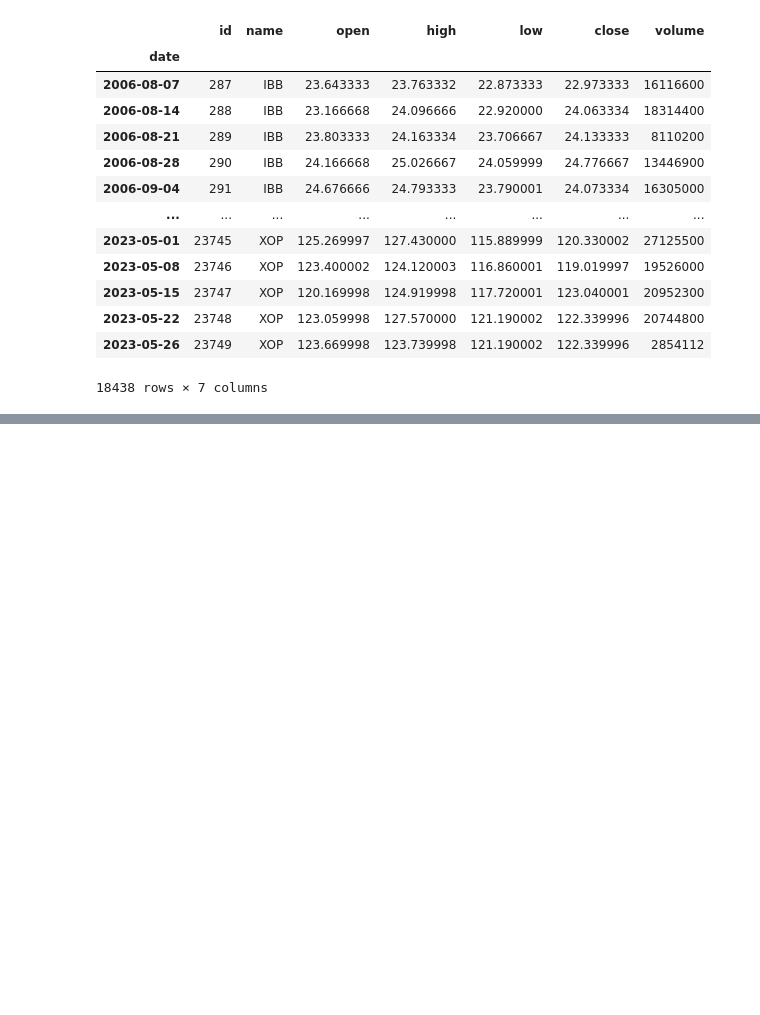
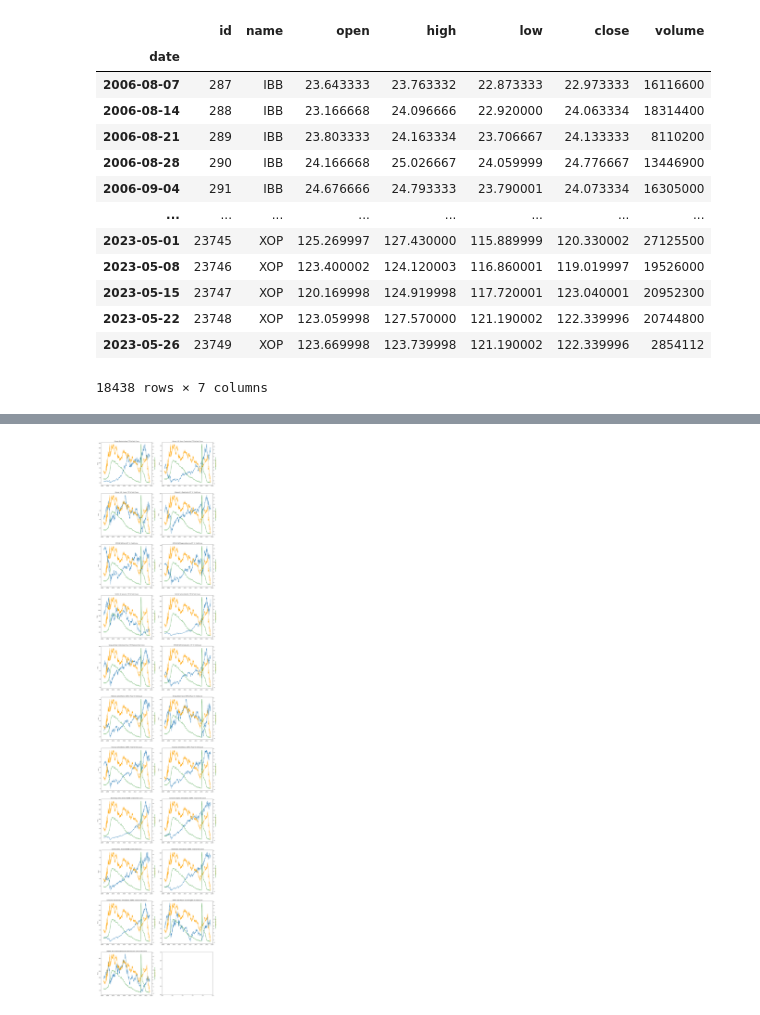
Before and after one commit to baruchfrost/finance-project3, a Jupyter notebook: project3analysis.ipynb, the cells around one changed output, grey strips where cells are left out. Cells and saved outputs as stored; diff of their text form; code cells hidden in the pictures; blank space fills up the shorter version.

```diff
--- a/project3analysis.ipynb
+++ b/project3analysis.ipynb
@@ -133,0 +106,25 @@ date
+# %%
+fig, ax1 = plt.subplots(ncols=2, nrows=11, figsize=(20, 100))
+for i, sector in enumerate(etf_df["name"].unique()):
+    if sector == None:
+        continue
+
+    sect_df = etf_df[etf_df['name'] == sector]
+    ax1_flat = ax1.flatten()
+    ax2_flat = ax1_flat[i].twinx()
+    ax1_flat[i].plot(sect_df.index, sect_df['close'])
+    ax2_flat.plot(yield_df['date'], yield_df['rate'], color='orange')
+    ax1_flat[i].set_ylabel("Price")
+    ax2_flat.set_ylabel("Yield Rate (%)", color="orange")
+
+    ax1_flat[i].set_title(f"{sector} Vs Yield Curve")
+
+plt.show()
+# %%
+unrate_df = pd.read_sql_query("SELECT * FROM unemployment_rate", conn)
+unrate_df["rate"] = pd.to_numeric(unrate_df["rate"], errors="coerce")
+unrate_df["date"] = pd.to_datetime(unrate_df["date"])
+
+unrate_df = unrate_df.loc[unrate_df["date"] >= start_date]
+
+unrate_df.head()
@@ -133,0 +164,22 @@ date
+# %%
+fig, ax1 = plt.subplots(ncols=2, nrows=11, figsize=(20, 100))
+for i, sector in enumerate(etf_df["name"].unique()):
+    if sector == None:
+        continue
+
+    sect_df = etf_df[etf_df['name'] == sector]
+    ax1_flat = ax1.flatten()[i]
+    ax2_flat = ax1_flat.twinx()
+    ax3_flat = ax1_flat.twinx()
+    ax1_flat.plot(sect_df.index, sect_df['close'])
+    ax2_flat.plot(yield_df['date'], yield_df['rate'], color='orange')
+    ax3_flat.plot(unrate_df['date'], unrate_df['rate'], color='green')
+    ax1_flat.set_ylabel("Price")
+    ax2_flat.set_ylabel("Yield Rate (%)", color="orange")
+    ax3_flat.set_ylabel("Unemployment Rate (%)", color="green")
+
+    ax1_flat.set_title(f"{sector_etfs[sector]} Vs Yield Curve")
+
+plt.show()
+# %% [output]
+[figure, added]
```
Also changed, not shown: parts of 4 cells of this notebook.
